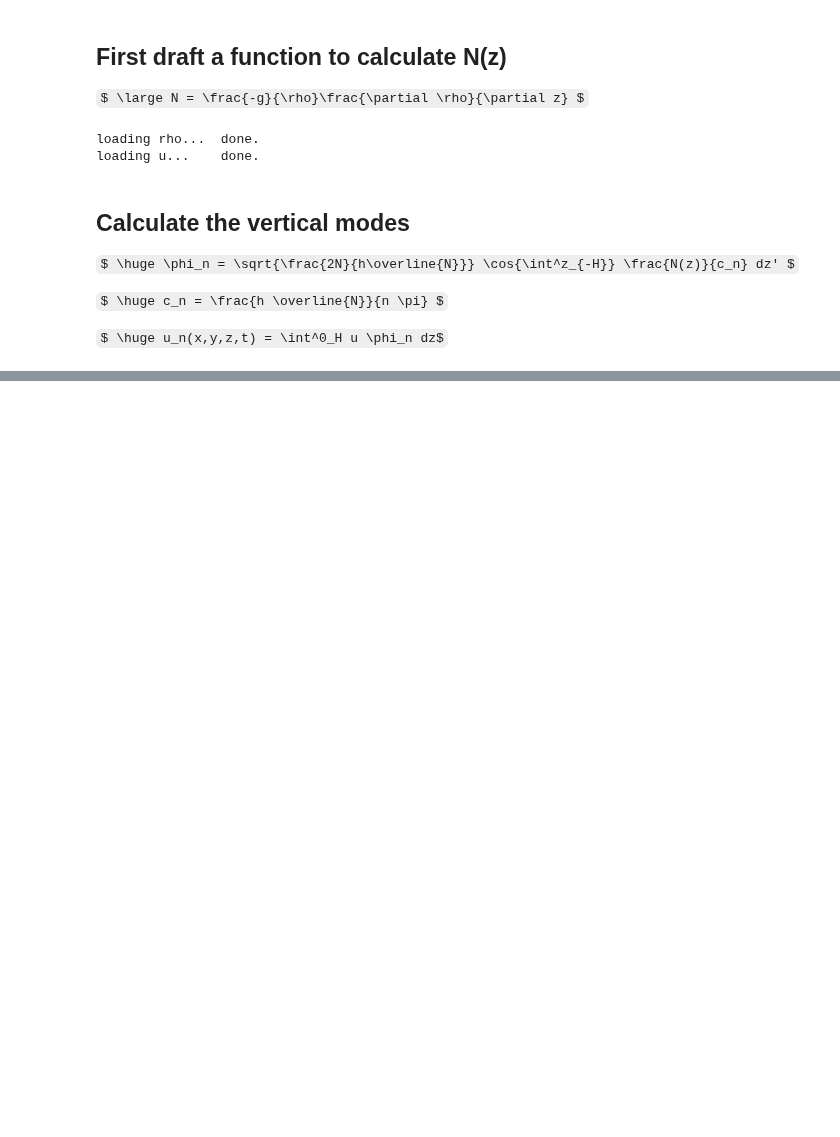
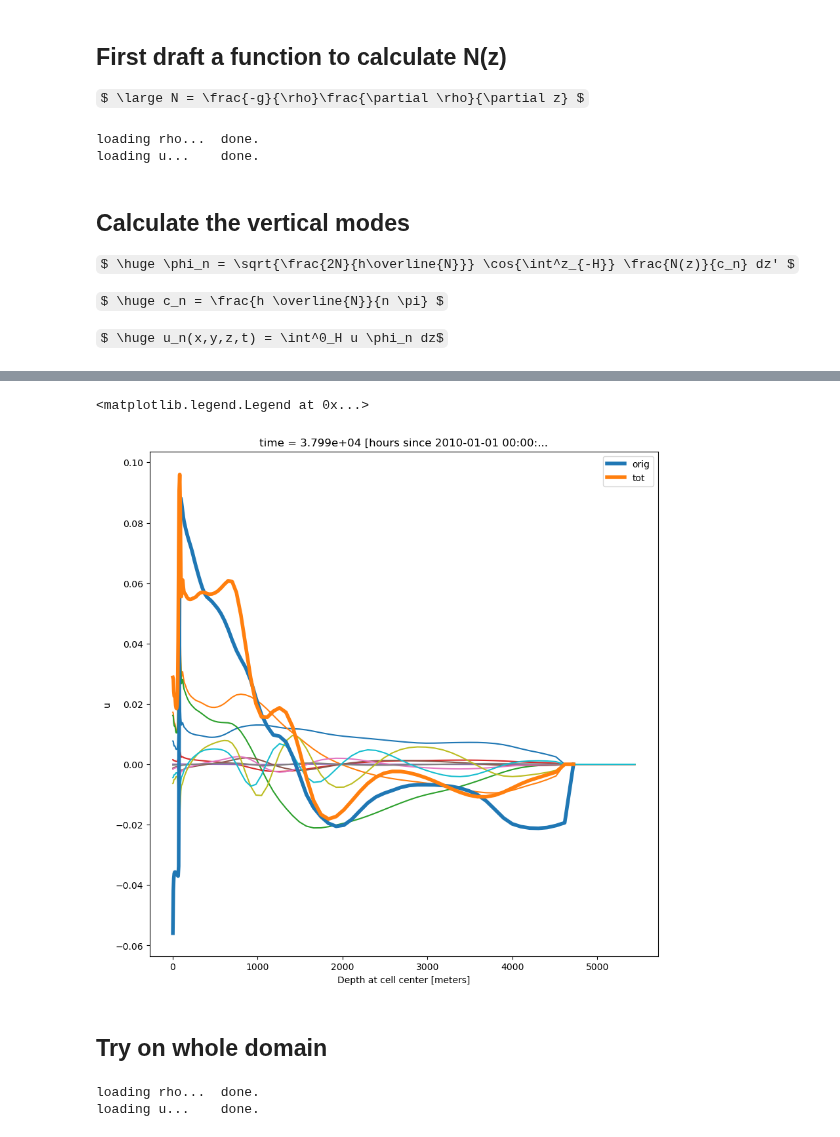
Before and after one commit to ashjbarnes/tasman-tides, a Jupyter notebook: notebooks/analysis/vertical_structure.ipynb, the cells around one changed output, grey strips where cells are left out. Drawn from its saved outputs; the diff is of its cells as text; code cells hidden in the pictures; some formulas as TeX source; blank space fills up the shorter version.

```diff
--- a/notebooks/analysis/vertical_structure.ipynb
+++ b/notebooks/analysis/vertical_structure.ipynb
@@ -107,0 +110,26 @@ data.u.mean("xb").mean("yb").plot(ax = ax[1],x = "time",vmax = 0.2,vmin = -0.2,c
+# %%
+fig,ax = plt.subplots(1,figsize = (10,10))
+tot = data.u.isel(time = 0,xb = 0,yb = 0) * 0
+for i in modes:
+    modes[i].isel(time = 0,xb = 0,yb = 0).plot(ax = ax)
+    tot +=  modes[i].isel(time = 0,xb = 0,yb = 0)
+
+data.u.isel(time = 0,xb = 0,yb = 0).plot(ax = ax,label = "orig",linewidth = 4)
+tot.plot(ax = ax,label = "tot",linewidth = 4)
+plt.legend()
+# %% [output]
+<matplotlib.legend.Legend at 0x...>
+[figure, added]
+# %% [markdown]
+## Try on whole domain
+# %%
+data = tt.collect_data(exptname="full-20",rawdata = ["rho","u"],timerange = (38000 - 1,38000)).persist()
+
+data_lf = xr.open_mfdataset(
+                f"/g/data/nm03/ab8992/postprocessed/full-20/lfiltered/t0-62655/*.nc",
+                decode_times = False,
+                decode_cf = False,
+                parallel = True)
+# %% [output]
+loading rho...  done.
+loading u...    done.
```
Also changed, not shown: parts of 4 cells of this notebook, 10 other files.
